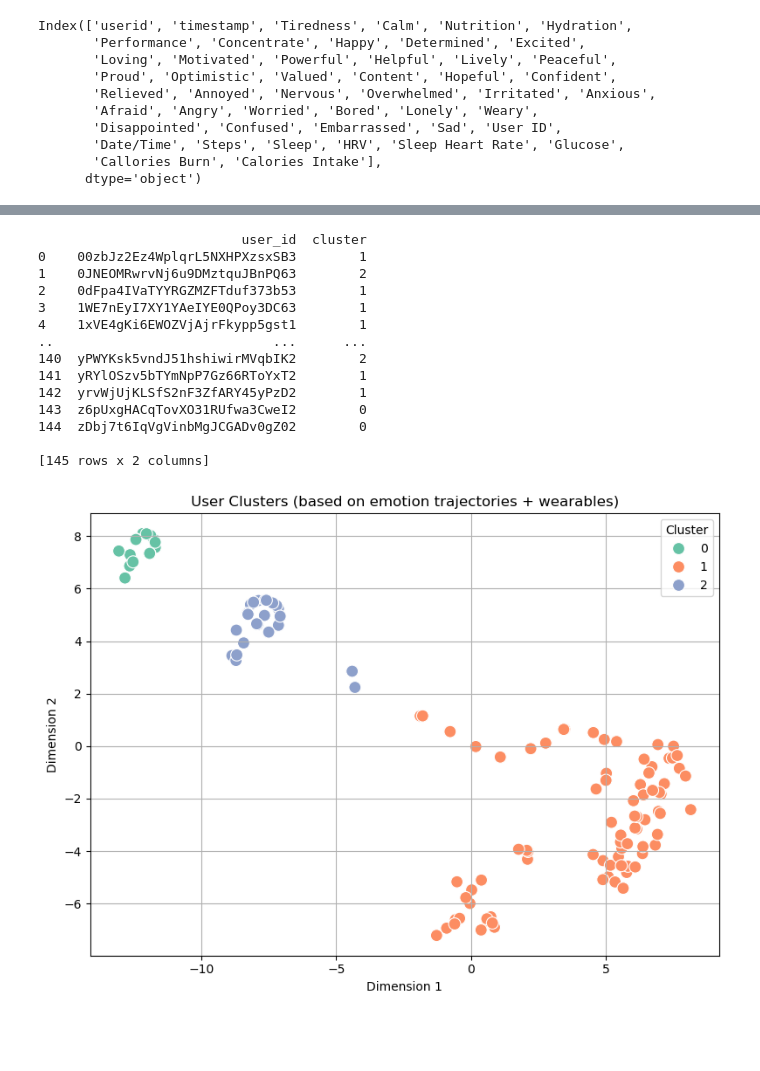
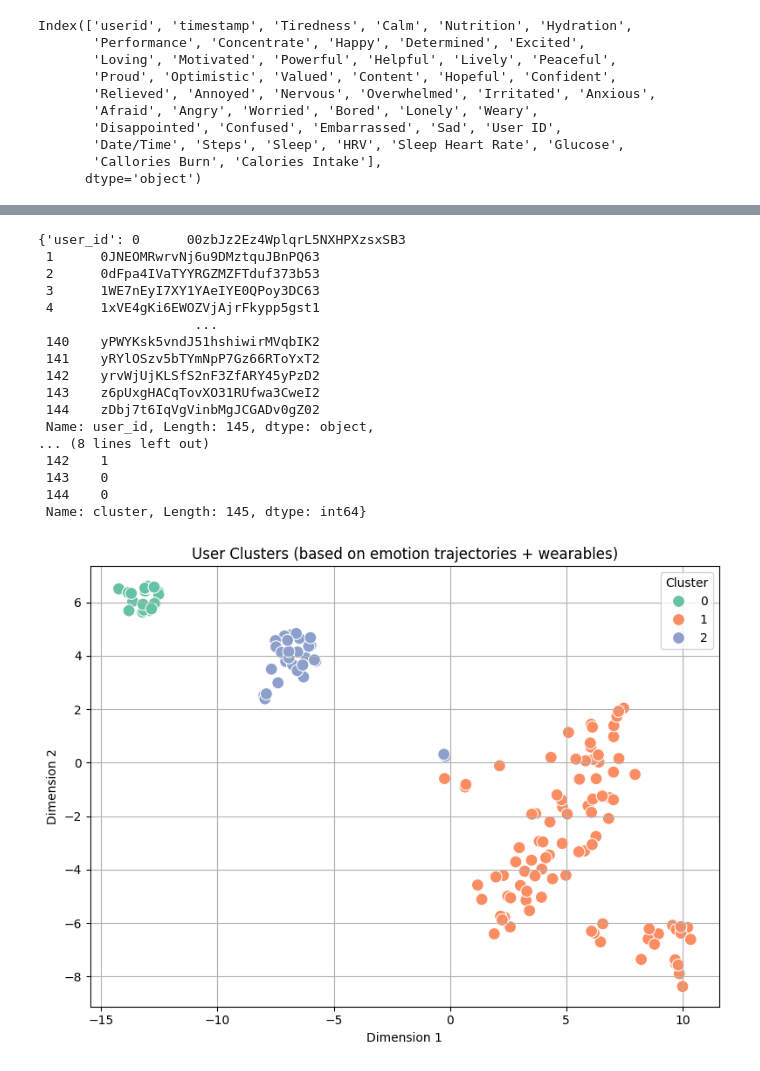
Before and after one commit to chiarapaglioni/UserStates-Clustering, a Jupyter notebook: Graph_temporal_network.ipynb, the cells around one changed output, grey strips where cells are left out. Drawn from its saved outputs; the diff is of its cells as text; code cells hidden in the pictures; blank space fills up the shorter version.

Commit message:
gnn models and added comments to notebook

```diff
--- a/Graph_temporal_network.ipynb
+++ b/Graph_temporal_network.ipynb
@@ -243,7 +234,7 @@ for epoch in range(51):
         padded_x = padded_x.to(device)         # [B, T, F]
         padded_mask = padded_mask.to(device)   # [B, T, F]
         edge_index_device = edge_index.to(device)
-        pred = model(padded_x, edge_index)  # Output: [B, T, F]
+        pred = model(padded_x, edge_index_device)  # Output: [B, T, F]
 
         loss = F.mse_loss(pred[padded_mask], padded_x[padded_mask])  # Compute loss only on observed values
         optimizer.zero_grad()
@@ -277,7 +274,7 @@ with torch.no_grad():
         padded_x = padded_x.to(device)
         padded_mask = padded_mask.to(device)
 
-        pred = model(padded_x, edge_index)  # [B, T, F]
+        pred = model(padded_x, edge_index_device)  # [B, T, F]
 
         # Impute missing values
         imputed = padded_x.clone()
@@ -413,20 +413,13 @@ from sklearn.preprocessing import StandardScaler
 # Parameters
 # -----------------------------
 HIDDEN_DIM = 32
-EPOCHS = 20
+EPOCHS = 50
 BATCH_SIZE = 16
 DEVICE = torch.device("cuda" if torch.cuda.is_available() else "cpu")
 
 # -----------------------------
-# Load your DataFrame
-# -----------------------------
-# df = pd.read_csv("your_data.csv")  # Replace with your actual data loading
-# For this code to run, df must already be defined with the necessary columns
-
-# -----------------------------
 # Identify Columns
 # -----------------------------
-
 df= full_data
 emotion_cols = ['Tiredness', 'Calm', 'Nutrition', 'Hydration',
        'Performance', 'Concentrate', 'Happy', 'Determined', 'Excited',
@@ -570,46 +570,49 @@ user_cluster_df = pd.DataFrame({
 
 dict(user_cluster_df)
 # %% [output]
-                          user_id  cluster
-0    00zbJz2Ez4WplqrL5NXHPXzsxSB3        1
-1    0JNEOMRwrvNj6u9DMztquJBnPQ63        2
-2    0dFpa4IVaTYYRGZMZFTduf373b53        1
-3    1WE7nEyI7XY1YAeIYE0QPoy3DC63        1
-4    1xVE4gKi6EWOZVjAjrFkypp5gst1        1
-..                            ...      ...
-140  yPWYKsk5vndJ51hshiwirMVqbIK2        2
-141  yRYlOSzv5bTYmNpP7Gz66RToYxT2        1
-142  yrvWjUjKLSfS2nF3ZfARY45yPzD2        1
-143  z6pUxgHACqTovXO31RUfwa3CweI2        0
-144  zDbj7t6IqVgVinbMgJCGADv0gZ02        0
-
-[145 rows x 2 columns]
+{'user_id': 0      00zbJz2Ez4WplqrL5NXHPXzsxSB3
+ 1      0JNEOMRwrvNj6u9DMztquJBnPQ63
+ 2      0dFpa4IVaTYYRGZMZFTduf373b53
+ 3      1WE7nEyI7XY1YAeIYE0QPoy3DC63
+ 4      1xVE4gKi6EWOZVjAjrFkypp5gst1
+                    ...
+ 140    yPWYKsk5vndJ51hshiwirMVqbIK2
+ 141    yRYlOSzv5bTYmNpP7Gz66RToYxT2
+ 142    yrvWjUjKLSfS2nF3ZfARY45yPzD2
+ 143    z6pUxgHACqTovXO31RUfwa3CweI2
+ 144    zDbj7t6IqVgVinbMgJCGADv0gZ02
+ Name: user_id, Length: 145, dtype: object,
+... (8 lines left out)
+ 142    1
+ 143    0
+ 144    0
+ Name: cluster, Length: 145, dtype: int64}
 # %%
 # -----------------------------
 # Visualization (UMAP)
 # -----------------------------
 import matplotlib.pyplot as plt
 import seaborn as sns
 from sklearn.manifold import TSNE
 
 # UMAP alternative: from umap import UMAP
 # reducer = UMAP(n_components=2, random_state=42)
-reducer = TSNE(n_components=2, random_state=42)
+reducer = TSNE(n_components=2, perplexity=30.0, random_state=42)
 X_2d = reducer.fit_transform(X)
 
 # Add to DataFrame
 user_cluster_df["x"] = X_2d[:, 0]
 user_cluster_df["y"] = X_2d[:, 1]
 
 # Plot
 plt.figure(figsize=(8, 6))
 sns.scatterplot(data=user_cluster_df, x="x", y="y", hue="cluster", palette="Set2", s=100)
 plt.title("User Clusters (based on emotion trajectories + wearables)")
 plt.xlabel("Dimension 1")
 plt.ylabel("Dimension 2")
 plt.legend(title="Cluster")
 plt.grid(True)
 plt.tight_layout()
 plt.show()
 # %% [output]
-[figure, old version]
+[figure, new version]
```
Also changed, not shown: parts of 24 cells of this notebook, 3 other files.
